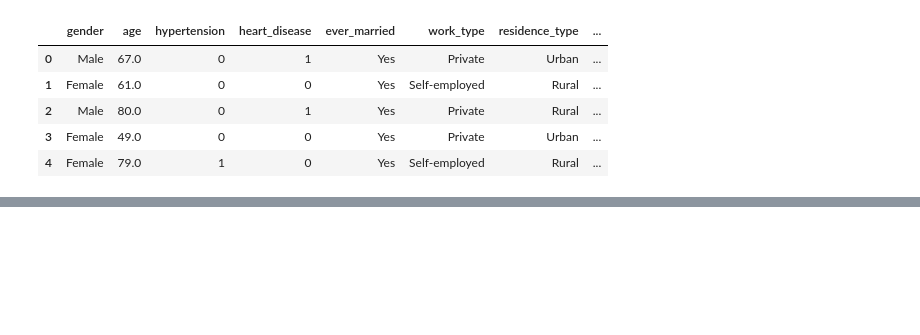
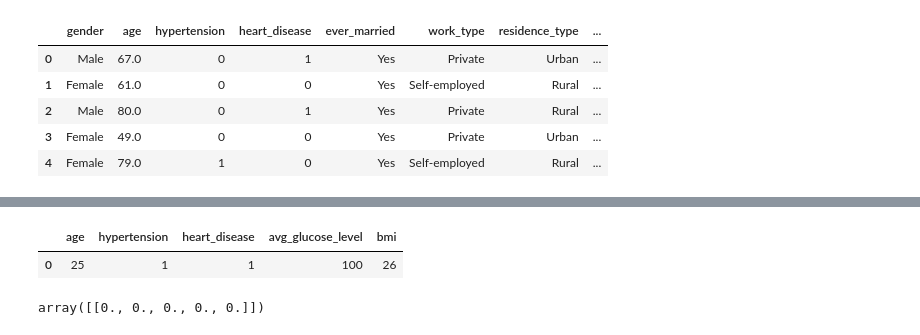
Before and after one commit to stroke-predictors/germain-capstone-stoke-prediction, a Jupyter notebook: script_scratch.ipynb, the cells around one changed output, grey strips where cells are left out. Saved outputs shown, nothing was run; the diff lists cells and outputs as text; code cells hidden in the pictures; blank space fills up the shorter version.

```diff
--- a/script_scratch.ipynb
+++ b/script_scratch.ipynb
@@ -105,0 +242,31 @@ user_input = {"age": a,
+# %%
+
+def prep_data1(df):
+    # convert ordinal columns to objects
+    df['hypertension'] = df.hypertension.astype('object')
+    df['heart_disease'] = df.heart_disease.astype('object')
+
+    # make age groups list
+    five_year_cutpoints = [0,5,10,15,20,25,30,35,40,45,50,55,60,65,70,75,80,85,90,95,100]
+
+    # create new column for age range
+    df['age_range'] = pd.cut(x=df.age, bins=five_year_cutpoints).astype('string')
+
+    # fix values in age range for something more readable (replaces ", ", "-" e.g. '0-5')
+    df['age_range'] = df['age_range'].str[1:-1].str.replace(', ', '-').astype('object')
+
+    # calculate mean BMI for each age range and gender combination
+    grouped = df.groupby(['age_range', 'gender']).bmi.mean().round(1)
+
+    # assign BMI to nulls using the average BMI for the observation's age range and gender
+    # based on index for rows with null values for bmi
+    df.loc[df.bmi.isna(), 'bmi'] = df[df.bmi.isna()].apply(lambda x: grouped[x.age_range][x.gender], axis=1)
+
+    return df
+# %%
+df = prep_data1(user_input)
+# %%
+df
+# %% [output]
+|  | age | hypertension | heart_disease | avg_glucose_level | bmi |
+| 0 | 25 | 1 | 1 | 100 | 26 |
@@ -105,0 +282,4 @@ user_input = {"age": a,
+# %%
+ui_scaled
+# %% [output]
+array([[0., 0., 0., 0., 0.]])
```
Also changed, not shown: parts of 20 cells of this notebook, 1 other file.
